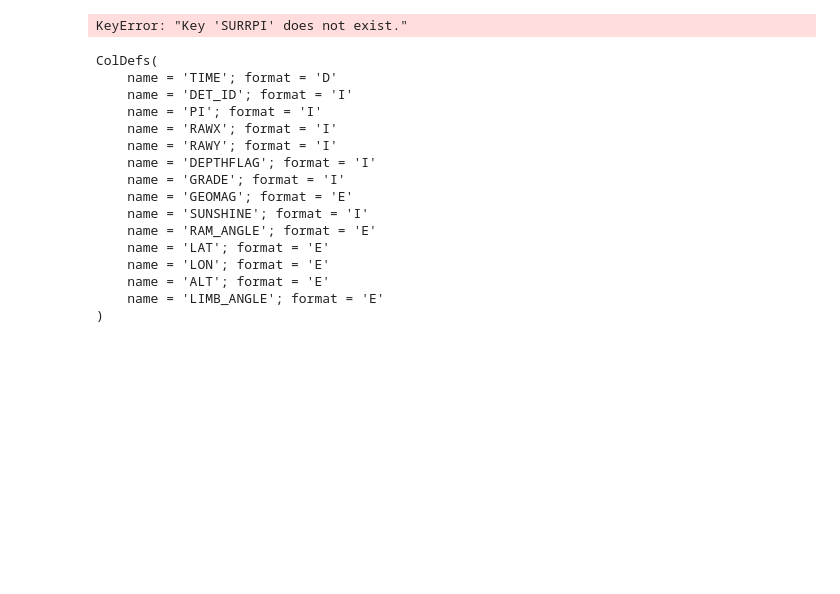
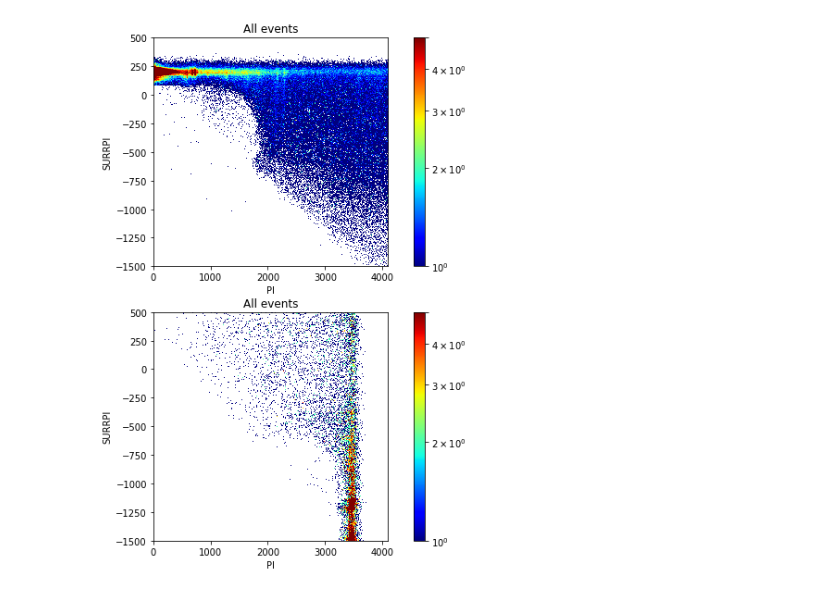
Before and after one commit to bwgref/nustar_background, a Jupyter notebook: notebooks/depth_plot.ipynb, the cells around one changed output. Cells and saved outputs as stored; diff of their text form; code cells hidden in the pictures; blank space fills up the shorter version.

```diff
--- a/notebooks/depth_plot.ipynb
+++ b/notebooks/depth_plot.ipynb
@@ -48,8 +63,8 @@ df_sorted = df.sort_values(by='TSTART')
 interval = 43.*86400. # Weekly
 reset_interval=1
 
-nlatbins = 1000
-nlonbins = 4096
+nxbins = 400
+nybins = 400
 # %%
 for ind, file in enumerate(df_sorted['FNAME']):
 
@@ -64,39 +79,48 @@ for ind, file in enumerate(df_sorted['FNAME']):
 
     thismap, xedges, yedges = np.histogram2d(evt['PI'][time_filter],
                              evt['SURRPI'][time_filter],
-                             range = [[0, 4096], [-500, 500]],
-                             bins=[nlonbins, nlatbins])
+                             range = [[0, 4096], [-1500, 250]],
+                             bins=[nxbins, nybins])
 #    plt.scatter(evt['LON'][time_filter], evt['LAT'][time_filter])
+
+    time_filter_flag=( ( (evt['TIME'] - tmin) < interval) & (evt['DEPTHFLAG'] != 128)).nonzero()
+
+    flagmap, xedges, yedges = np.histogram2d(evt['PI'][time_filter],
+                             evt['SURRPI'][time_filter],
+                             range = [[0, 4096], [-1500, 250]],
+                             bins=[nxbins, nybins])
+
+
 
     if(reset_interval == 1):
         tmin = evt['TIME'].min()
         reset_interval=0
         allmap = thismap
         exposure = np.zeros_like(allmap)
     else:
         allmap+=thismap
         filled = (thismap > 0).nonzero()
         exposure[filled] += 1.0
 
     if(max(evt['TIME']) > tmin + interval):
         filled = (exposure > 0).nonzero()
         allmap[filled] = allmap[filled] / exposure[filled]
 
         plotmap = allmap.T
         plotexp = exposure.T
 
         empty =(plotmap == 0).nonzero()
         plotmap[empty]=np.nan
         plotexp[empty] = np.nan
 
-        show_map2(plotmap, plotexp)
+        show_map2(plotmap, flagmap)
         reset_interval=1
-
+        break
     if ind > 700:
          break
 #        break
 # %% [output]
-KeyError: "Key 'SURRPI' does not exist."
+[figure, added]
 # %%
 def show_map(map, exposure):
     fig = plt.figure(figsize=(14, 6))
@@ -135,22 +159,3 @@ def show_map(map, exposure):
 #plt.scatter(evt['LON'][time_filter], evt['LAT'][time_filter])
 #plt.xlim(0, 360)
 #plt.ylim(-12, 12)
-# %%
-evt.columns
-# %% [output]
-ColDefs(
-    name = 'TIME'; format = 'D'
-    name = 'DET_ID'; format = 'I'
-    name = 'PI'; format = 'I'
-    name = 'RAWX'; format = 'I'
-    name = 'RAWY'; format = 'I'
-    name = 'DEPTHFLAG'; format = 'I'
-    name = 'GRADE'; format = 'I'
-    name = 'GEOMAG'; format = 'E'
-    name = 'SUNSHINE'; format = 'I'
-    name = 'RAM_ANGLE'; format = 'E'
-    name = 'LAT'; format = 'E'
-    name = 'LON'; format = 'E'
-    name = 'ALT'; format = 'E'
-    name = 'LIMB_ANGLE'; format = 'E'
-)
```
Also changed, not shown: parts of 2 cells of this notebook, 4 other files.
